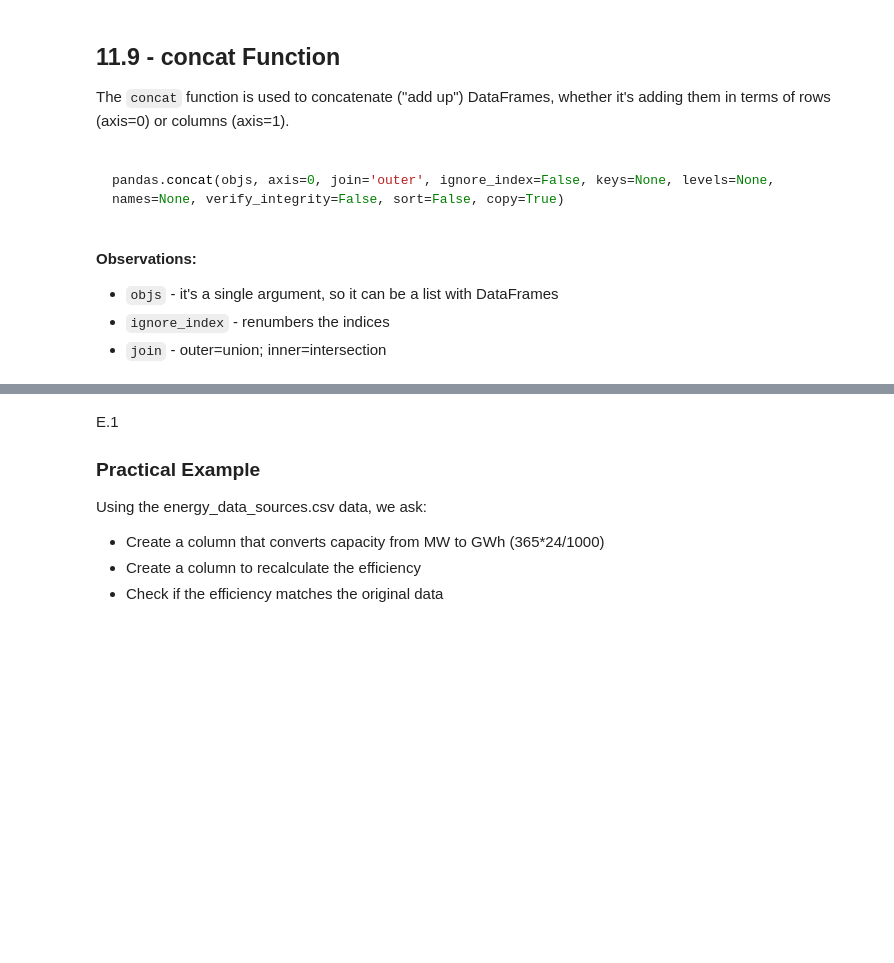
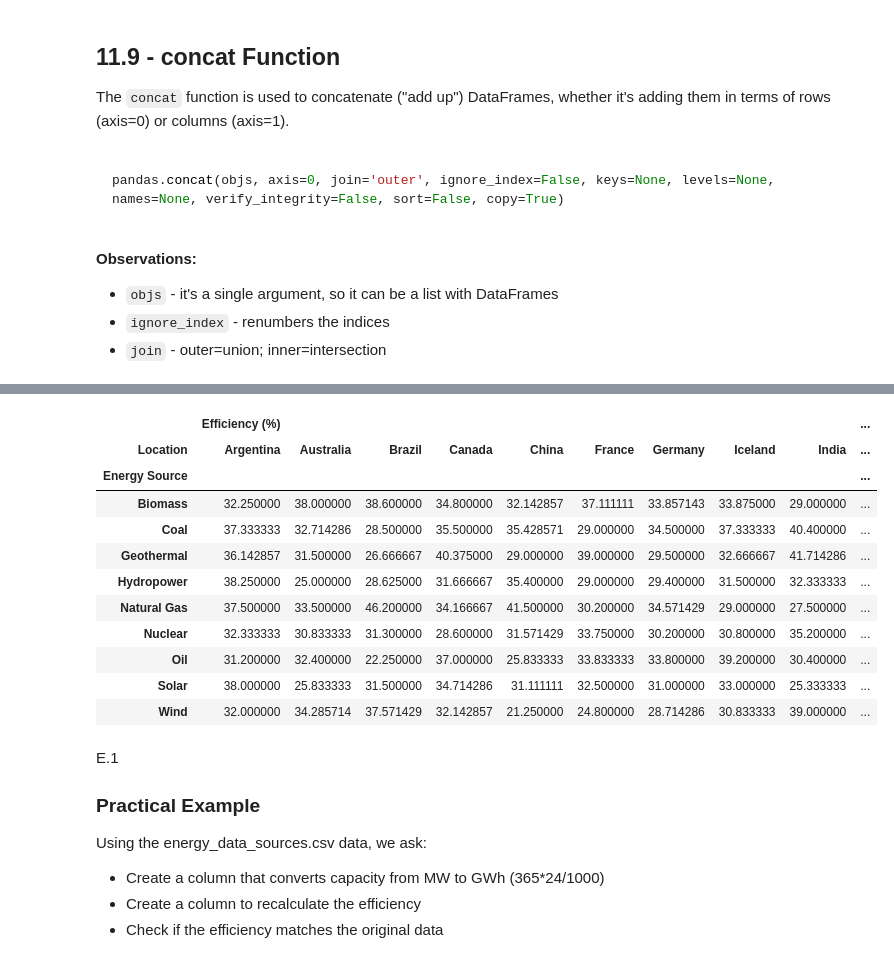
Before and after one commit to rafaelpsilva07/python-for-engineers-and-scientists, a Jupyter notebook: lessons/m2 - Section 11 - Pandas.ipynb, the cells around one changed output, grey strips where cells are left out. Saved outputs shown, nothing was run; the diff lists cells and outputs as text; code cells hidden in the pictures; blank space fills up the shorter version.

```diff
--- a/lessons/m2 - Section 11 - Pandas.ipynb
+++ b/lessons/m2 - Section 11 - Pandas.ipynb
@@ -876,7 +875,5 @@ pandas.pivot_table(data, values=None, index=None, columns=None, aggfunc='mean',
 # %%
 import pandas as pd
 # %%
-path = 'D:/repositories/notebooks/1-Desenvolvimento de Pacotes Científicos com Python/auxiliary_files/Acoes_ficticias.csv'
+file = './../Aux_files/11.4/energy_data_sources.csv'
+df = pd.read_csv(file)
-# %%
-df = pd.read_csv(path, sep=';')
-df
@@ -910,2 +879,0 @@ pd.pivot_table(df, index='Papel', values='Quantidade', aggfunc='sum')
-# %%
-df['valor_total'] = df['preco_compra'] * df['Quantidade']
@@ -953,3 +896,18 @@ papel
+# %%
+pd.pivot_table(df, index='Energy Source', aggfunc='mean', values=['Efficiency (%)'], columns='Location')
+# %% [output]
+|  | Efficiency (%) |  |  |  |  |  |  |  |  | ... |
+| Location | Argentina | Australia | Brazil | Canada | China | France | Germany | Iceland | India | ... |
+| Energy Source |  |  |  |  |  |  |  |  |  | ... |
+| Biomass | 32.250000 | 38.000000 | 38.600000 | 34.800000 | 32.142857 | 37.111111 | 33.857143 | 33.875000 | 29.000000 | ... |
+| Coal | 37.333333 | 32.714286 | 28.500000 | 35.500000 | 35.428571 | 29.000000 | 34.500000 | 37.333333 | 40.400000 | ... |
+| Geothermal | 36.142857 | 31.500000 | 26.666667 | 40.375000 | 29.000000 | 39.000000 | 29.500000 | 32.666667 | 41.714286 | ... |
+| Hydropower | 38.250000 | 25.000000 | 28.625000 | 31.666667 | 35.400000 | 29.000000 | 29.400000 | 31.500000 | 32.333333 | ... |
+| Natural Gas | 37.500000 | 33.500000 | 46.200000 | 34.166667 | 41.500000 | 30.200000 | 34.571429 | 29.000000 | 27.500000 | ... |
+| Nuclear | 32.333333 | 30.833333 | 31.300000 | 28.600000 | 31.571429 | 33.750000 | 30.200000 | 30.800000 | 35.200000 | ... |
+| Oil | 31.200000 | 32.400000 | 22.250000 | 37.000000 | 25.833333 | 33.833333 | 33.800000 | 39.200000 | 30.400000 | ... |
+| Solar | 38.000000 | 25.833333 | 31.500000 | 34.714286 | 31.111111 | 32.500000 | 31.000000 | 33.000000 | 25.333333 | ... |
+| Wind | 32.000000 | 34.285714 | 37.571429 | 32.142857 | 21.250000 | 24.800000 | 28.714286 | 30.833333 | 39.000000 | ... |
 # %% [markdown]
 E.1
 ### Practical Example
```
Also changed, not shown: parts of 35 cells of this notebook.
